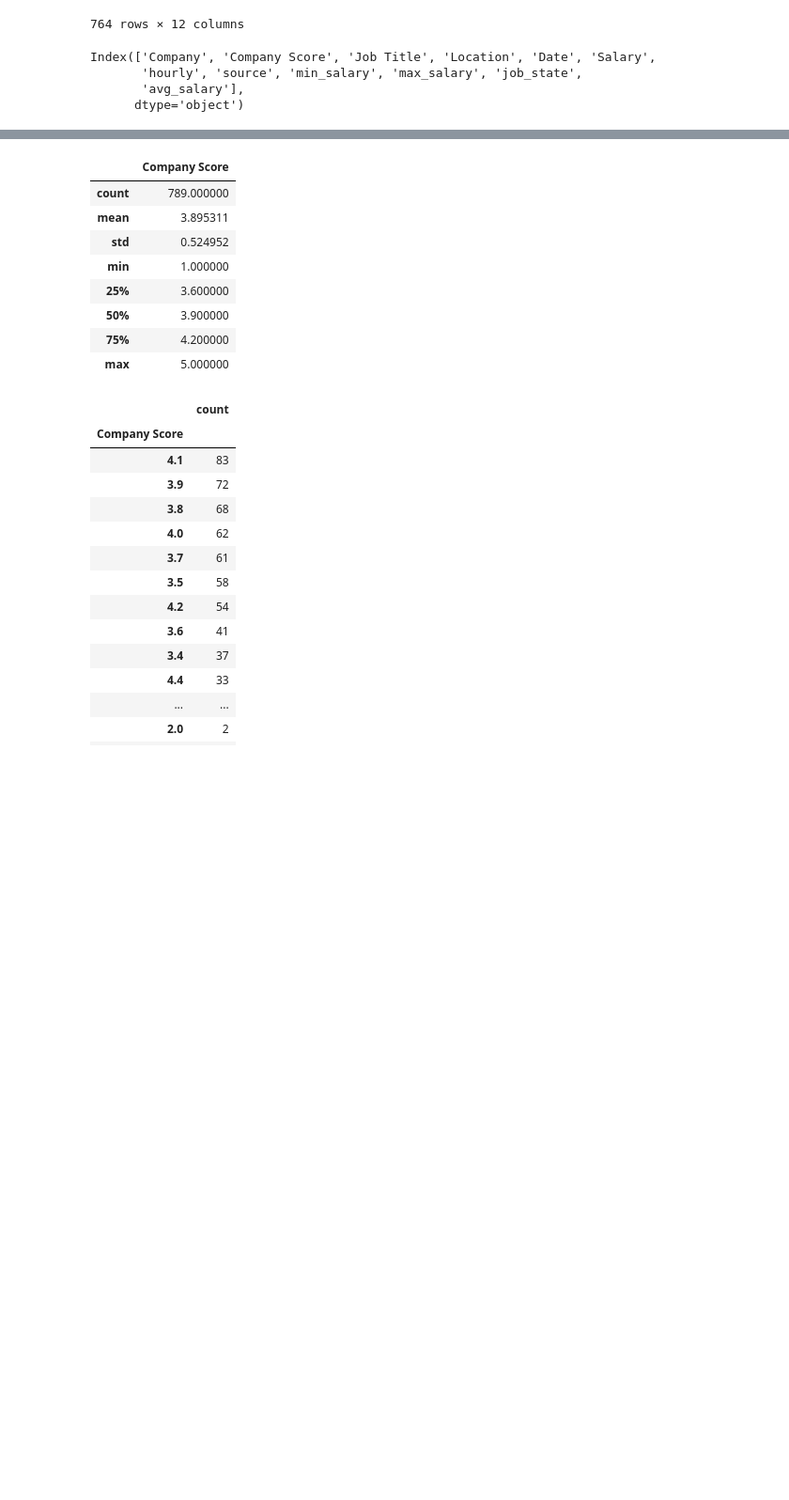
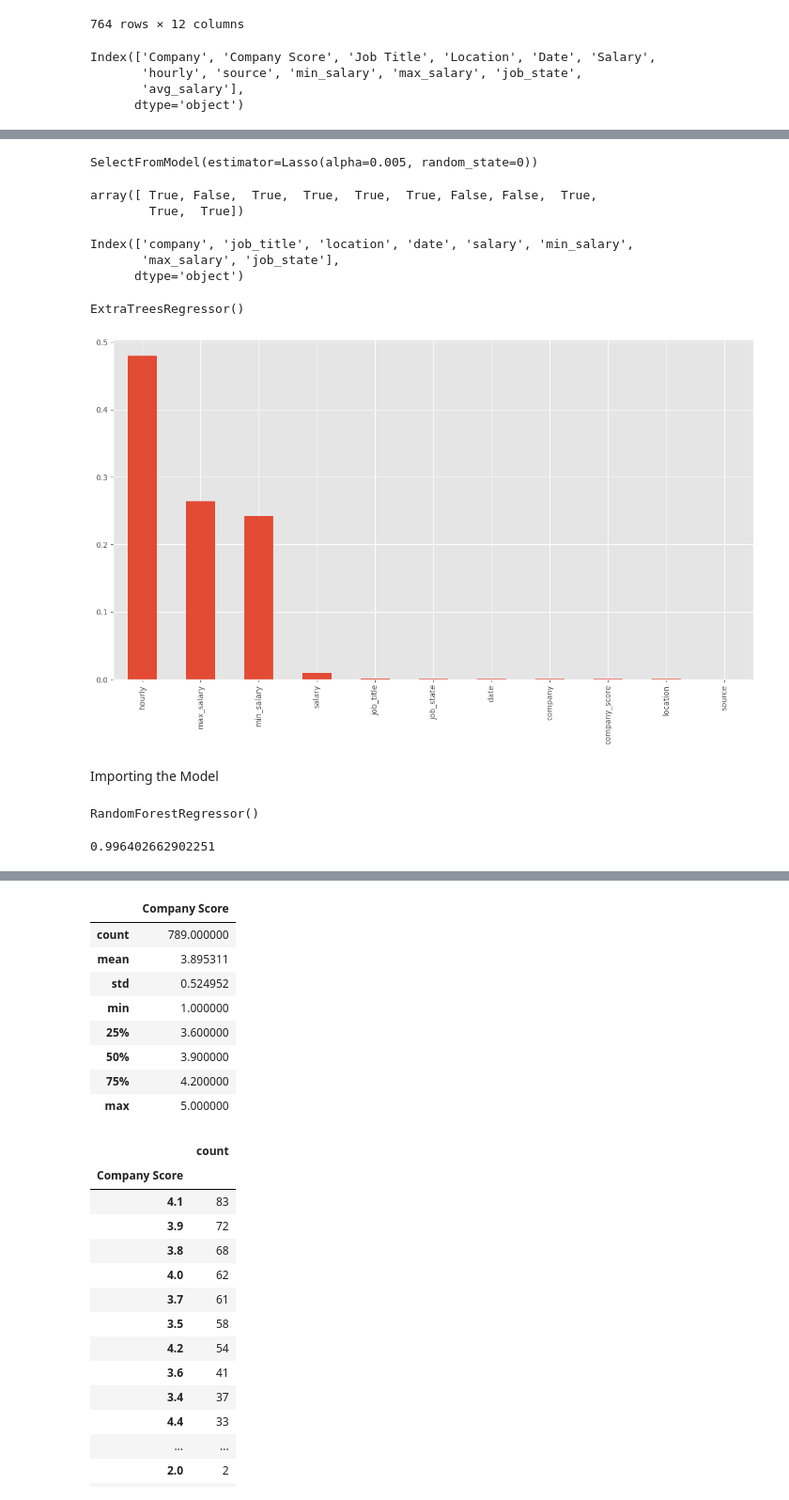
Before and after one commit to powhenagbo/SDS-CP009-ds-salary-pred, a Jupyter notebook: Copy_of_Paul_Notebook.ipynb, the cells around one changed output, grey strips where cells are left out. Shown at 94% size. Drawn from its saved outputs; the diff is of its cells as text; code cells hidden in the pictures; blank space fills up the shorter version.

```diff
--- a/Copy_of_Paul_Notebook.ipynb
+++ b/Copy_of_Paul_Notebook.ipynb
@@ -274,0 +403,14 @@ Index(['Company', 'Company Score', 'Job Title', 'Location', 'Date', 'Salary',
+# %%
+from sklearn.model_selection import train_test_split
+x_train,x_test,y_train,y_test=train_test_split(x,y,test_size=0.3,random_state=0)
+# %%
+model=SelectFromModel(Lasso(alpha=0.005,random_state=0))
+# %%
+model.fit(x_train,y_train)
+# %% [output]
+SelectFromModel(estimator=Lasso(alpha=0.005, random_state=0))
+# %%
+model.get_support()
+# %% [output]
+array([ True, False,  True,  True,  True,  True, False, False,  True,
+        True,  True])
@@ -274,0 +419,6 @@ Index(['Company', 'Company Score', 'Job Title', 'Location', 'Date', 'Salary',
+# %%
+selected_features
+# %% [output]
+Index(['company', 'job_title', 'location', 'date', 'salary', 'min_salary',
+       'max_salary', 'job_state'],
+      dtype='object')
@@ -274,0 +427,21 @@ Index(['Company', 'Company Score', 'Job Title', 'Location', 'Date', 'Salary',
+# %%
+etr = ExtraTreesRegressor()
+etr.fit(x_train,y_train)
+# %% [output]
+ExtraTreesRegressor()
+# %%
+plt.style.use("ggplot")
+plt.figure(figsize = (15,8))
+feature_importances = pd.Series(etr.feature_importances_, index=x.columns)
+feature_importances.nlargest(35).plot(kind='bar')
+plt.show()
+# %% [output]
+[figure, added]
+# %% [markdown]
+Importing the Model
+# %%
+from sklearn.ensemble import RandomForestRegressor
+reg_rf = RandomForestRegressor()
+reg_rf.fit(x_train, y_train)
+# %% [output]
+RandomForestRegressor()
@@ -274,0 +450,4 @@ Index(['Company', 'Company Score', 'Job Title', 'Location', 'Date', 'Salary',
+# %%
+reg_rf.score(x_train, y_train)
+# %% [output]
+0.996402662902251
```
Also changed, not shown: parts of 37 cells of this notebook.
